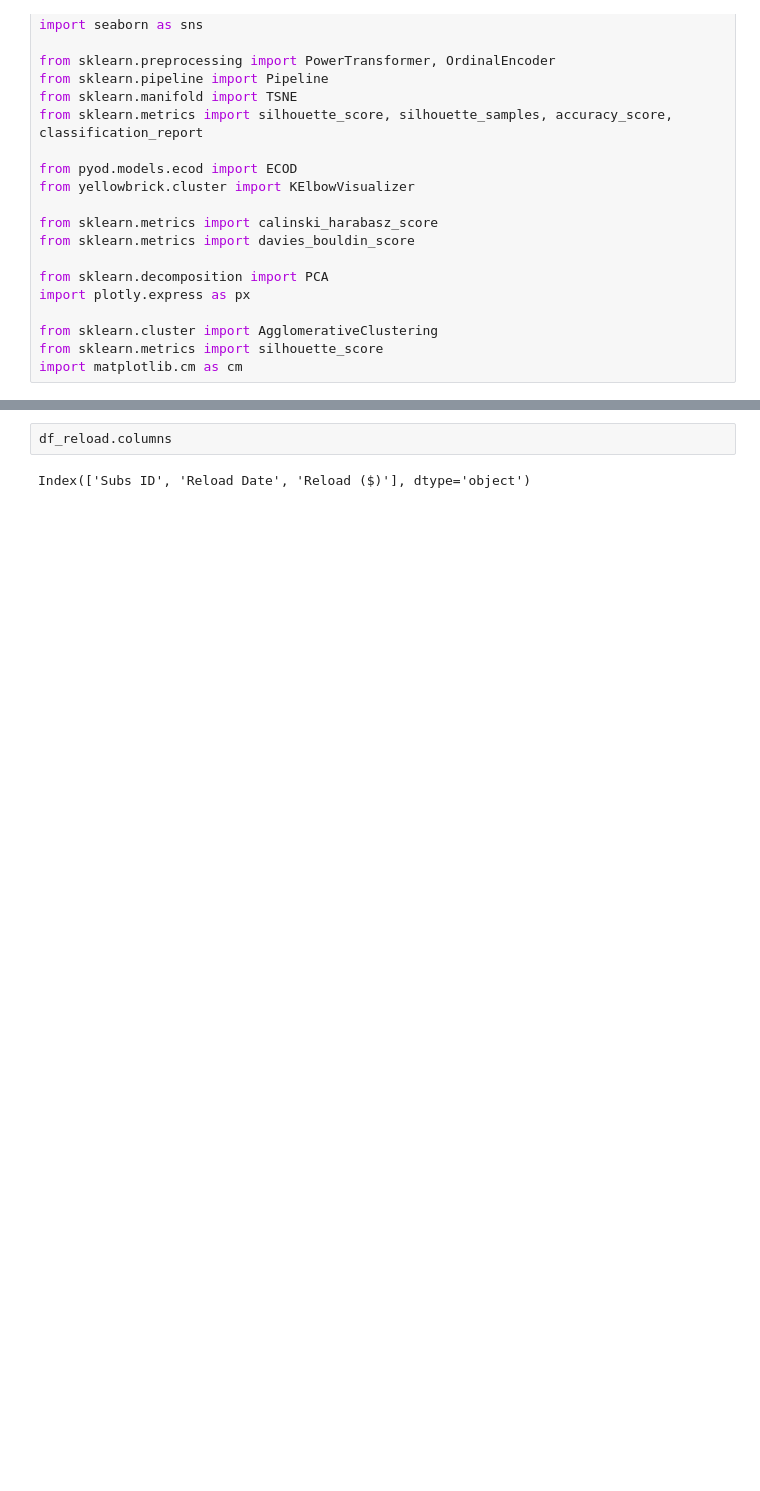
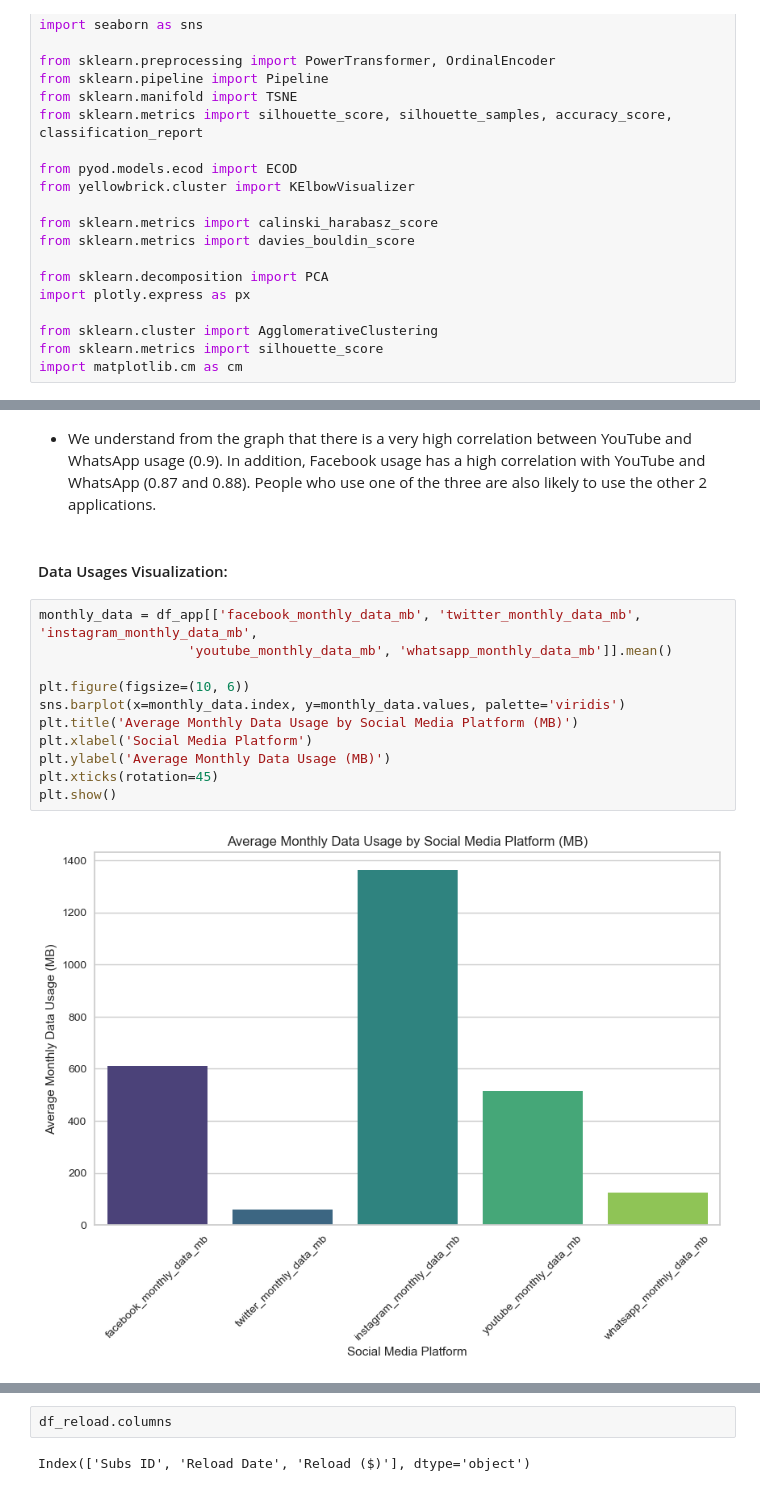
Before and after one commit to asliyalcin/Customer-Segmentation, a Jupyter notebook: Customer_segmentation_project.ipynb, the cells around one changed output, grey strips where cells are left out. Cells and saved outputs as stored; diff of their text form; blank space fills up the shorter version.

```diff
--- a/Customer_segmentation_project.ipynb
+++ b/Customer_segmentation_project.ipynb
@@ -100,0 +147,17 @@ df_reload=pd.read_excel('data/Prepaid_User_Digital_Usage.xlsx', sheet_name='Relo
+# %% [markdown]
+- We understand from the graph that there is a very high correlation between YouTube and WhatsApp usage (0.9). In addition, Facebook usage has a high correlation with YouTube and WhatsApp (0.87 and 0.88). People who use one of the three are also likely to use the other 2 applications.
+# %% [markdown]
+#### Data Usages Visualization:
+# %%
+monthly_data = df_app[['facebook_monthly_data_mb', 'twitter_monthly_data_mb', 'instagram_monthly_data_mb',
+                   'youtube_monthly_data_mb', 'whatsapp_monthly_data_mb']].mean()
+
+plt.figure(figsize=(10, 6))
+sns.barplot(x=monthly_data.index, y=monthly_data.values, palette='viridis')
+plt.title('Average Monthly Data Usage by Social Media Platform (MB)')
+plt.xlabel('Social Media Platform')
+plt.ylabel('Average Monthly Data Usage (MB)')
+plt.xticks(rotation=45)
+plt.show()
+# %% [output]
+[figure, added]
```
Also changed, not shown: parts of 33 cells of this notebook.
